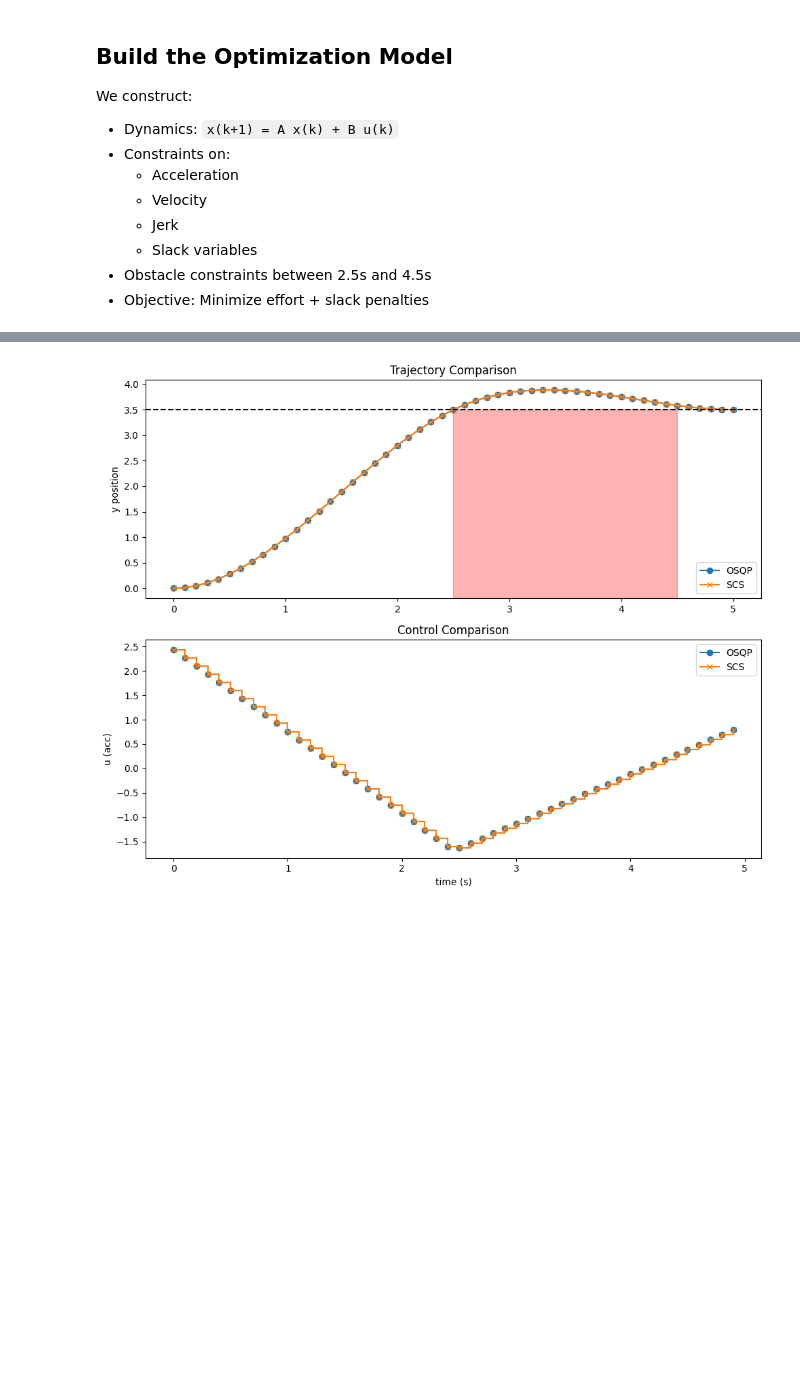
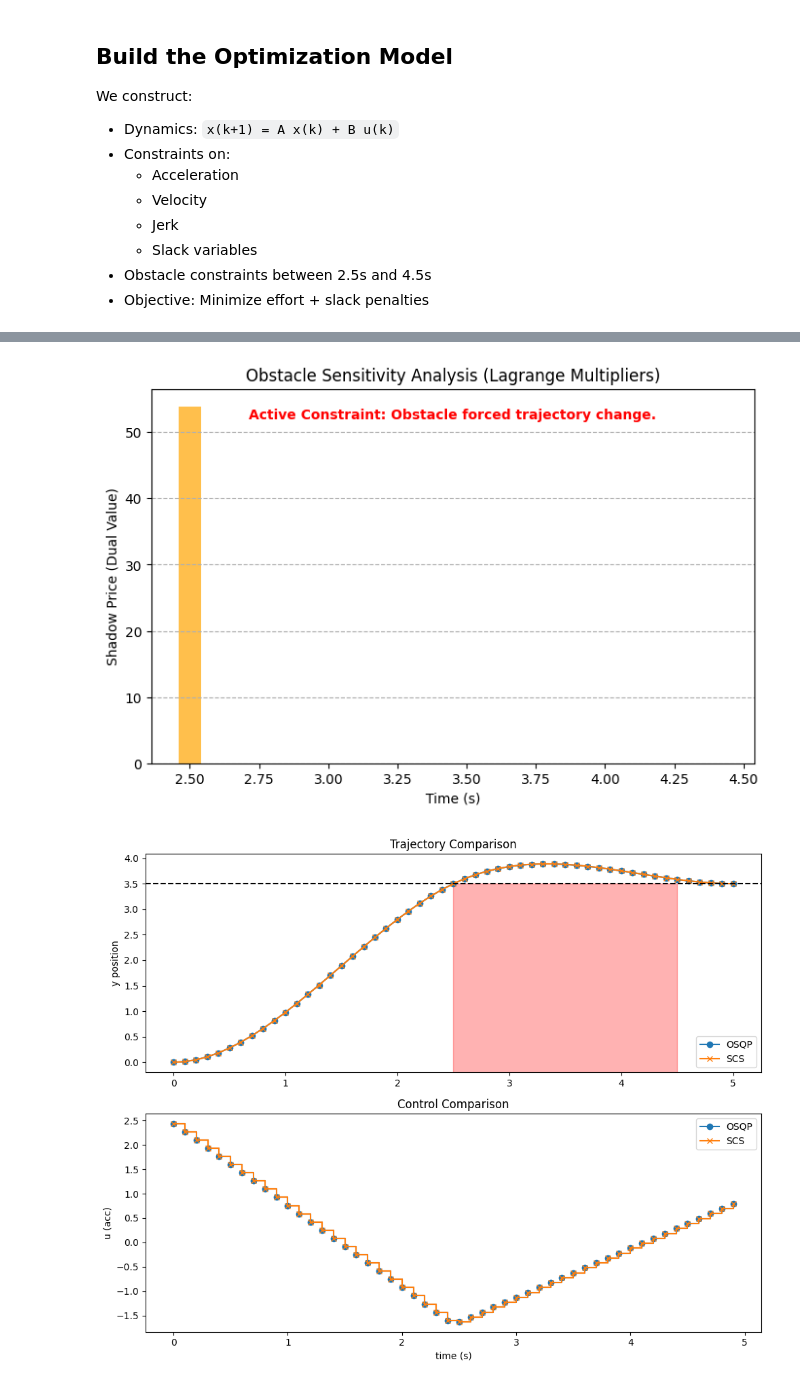
Before and after one commit to Harsha081459/Optimisation_Course_Project, a Jupyter notebook: Implementation.ipynb, the cells around one changed output, grey strips where cells are left out. Saved outputs shown, nothing was run; the diff lists cells and outputs as text; code cells hidden in the pictures; blank space fills up the shorter version.

```diff
--- a/Implementation.ipynb
+++ b/Implementation.ipynb
@@ -278,4 +296,33 @@ plt.show()
 [figure]
+# %%
+# ======================================
+# OBSTACLE SENSITIVITY (Dual Values)
+# ======================================
+plt.figure(figsize=(8, 5))
+
+obs_steps = np.arange(k_obs_start, k_obs_end)
+
+plt.bar(obs_steps * dt, obs_duals, color='orange', alpha=0.7, width=0.08)
+plt.title("Obstacle Sensitivity Analysis (Lagrange Multipliers)")
+plt.xlabel("Time (s)")
+plt.ylabel("Shadow Price (Dual Value)")
+plt.grid(axis='y', linestyle='--')
+
+max_dual = np.max(obs_duals) if len(obs_duals) > 0 else 0
+if max_dual > 1e-4:
+    plt.text(0.5, 0.92,
+            "Active Constraint: Obstacle forced trajectory change.",
+            ha='center', transform=plt.gca().transAxes,
+            color='red', fontweight='bold')
+else:
+    plt.text(0.5, 0.92,
+            "Inactive: Obstacle did not affect trajectory.",
+            ha='center', transform=plt.gca().transAxes,
+            color='green', fontweight='bold')
+
+    plt.show()
+# %% [output]
+[figure, added]
 # %%
 if plot_result.startswith("y"):
 
```
Also changed, not shown: parts of 4 cells of this notebook.
